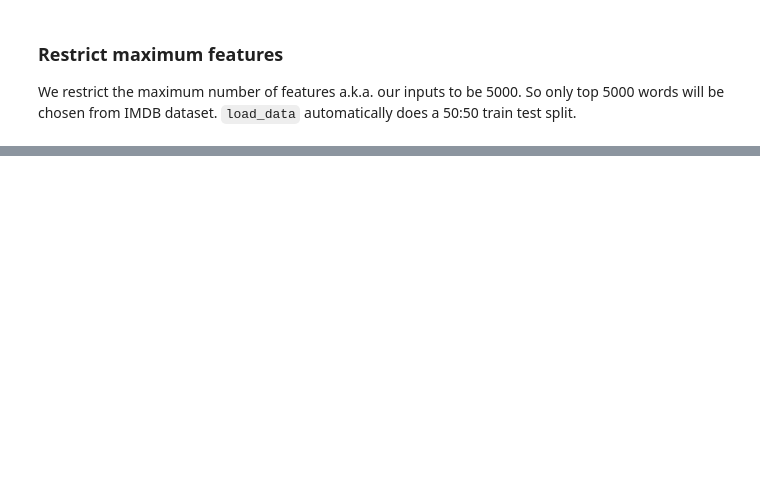
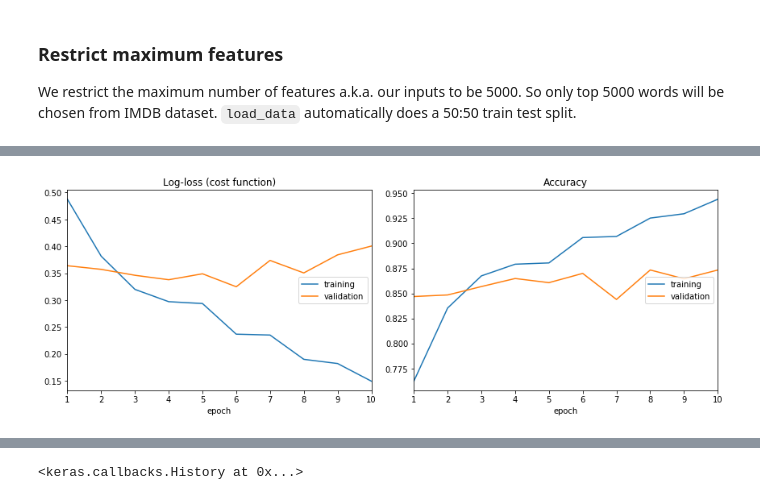
Before and after one commit to manrajgrover/notebooks, a Jupyter notebook: practice/imdb/imdb classification.ipynb, the cells around one changed output, grey strips where cells are left out. Drawn from its saved outputs; the diff is of its cells as text; code cells hidden in the pictures; blank space fills up the shorter version.

Commit message:
Adds simple LSTM Classification for IMDB Sentiment Classification

```diff
--- a/practice/imdb/imdb classification.ipynb
+++ b/practice/imdb/imdb classification.ipynb
@@ -70,3 +64,8 @@ from keras.layers import Dense, LSTM
 from keras.layers.embeddings import Embedding
 
 model = Sequential()
+model.add(Embedding(max_features, 128))
+model.add(LSTM(128, dropout = 0.2, recurrent_dropout=0.2))
+model.add(Dense(1, activation='sigmoid'))
+
+model.compile(loss='binary_crossentropy', optimizer='adam', metrics=['accuracy'])
@@ -72,0 +88,4 @@ model = Sequential()
+# %%
+model.fit(X_train, y_train, batch_size=64, epochs=10, callbacks=[PlotLossesKeras()], validation_data=(X_test, y_test))
+# %% [output]
+[figure, added]
@@ -72,0 +93 @@ model = Sequential()
+<keras.callbacks.History at 0x...>
```
Also changed, not shown: parts of 9 cells of this notebook.
